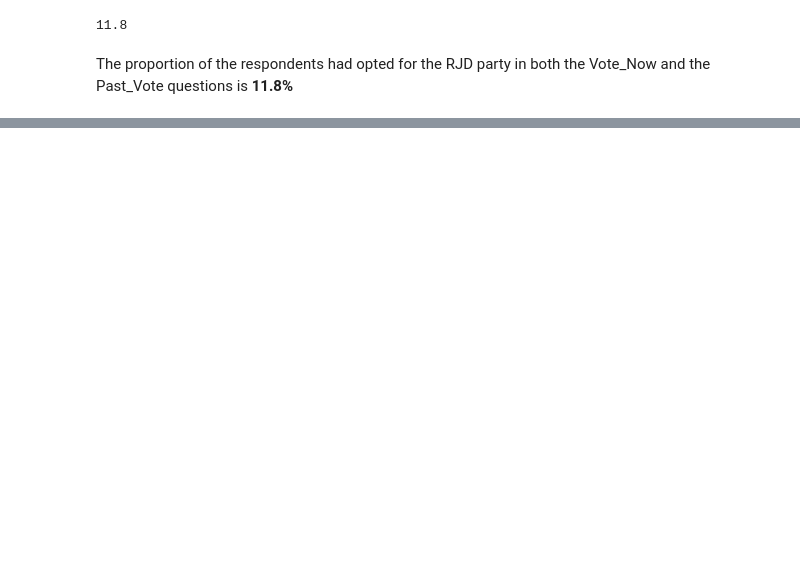
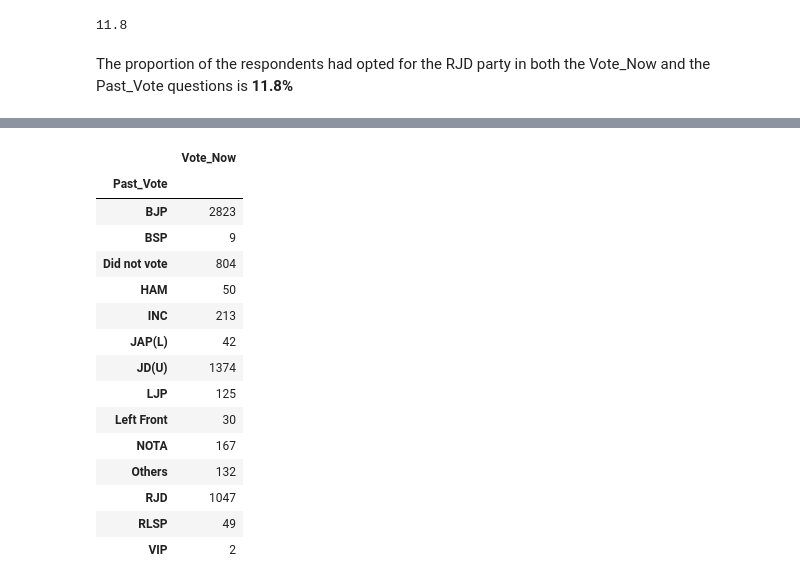
Before and after one commit to henryfash/Survey-Analysis, a Jupyter notebook: survey analysis.ipynb, the cells around one changed output, grey strips where cells are left out. Saved outputs shown, nothing was run; the diff lists cells and outputs as text; code cells hidden in the pictures; blank space fills up the shorter version.

```diff
--- a/survey analysis.ipynb
+++ b/survey analysis.ipynb
@@ -184,0 +377,22 @@ The proportion of the respondents had opted for the RJD party in both the Vote_N
+# %%
+# create pivot table
+
+pivot = df.pivot_table(index='Past_Vote', values ='Vote_Now', aggfunc='count')
+pivot
+# %% [output]
+|  | Vote_Now |
+| Past_Vote |  |
+| BJP | 2823 |
+| BSP | 9 |
+| Did not vote | 804 |
+| HAM | 50 |
+| INC | 213 |
+| JAP(L) | 42 |
+| JD(U) | 1374 |
+| LJP | 125 |
+| Left Front | 30 |
+| NOTA | 167 |
+| Others | 132 |
+| RJD | 1047 |
+| RLSP | 49 |
+| VIP | 2 |
```
Also changed, not shown: parts of 31 cells of this notebook, 1 other file.
